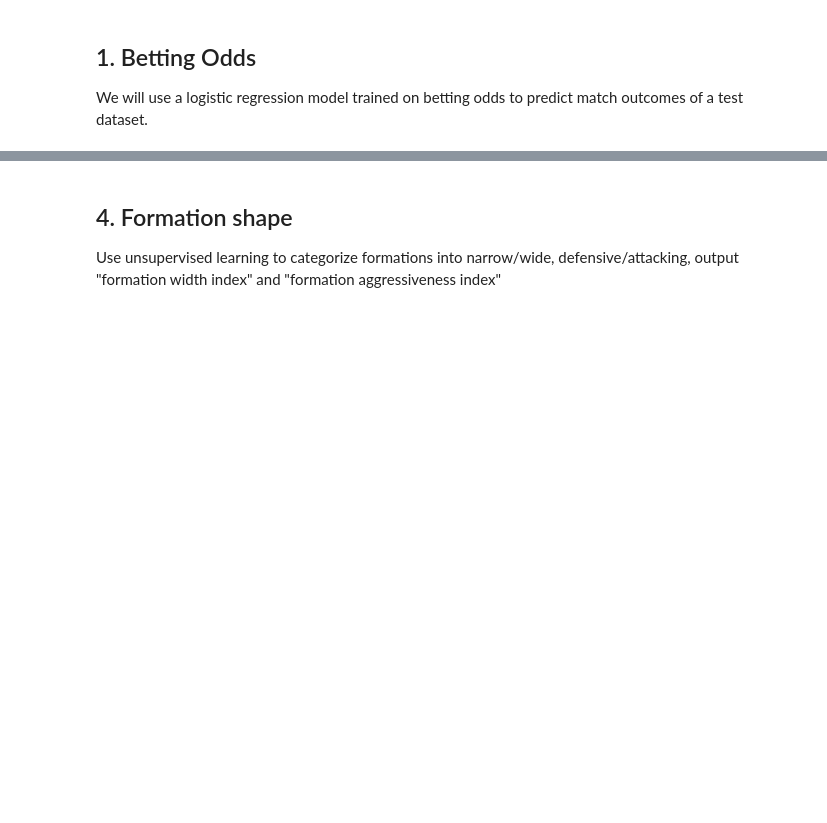
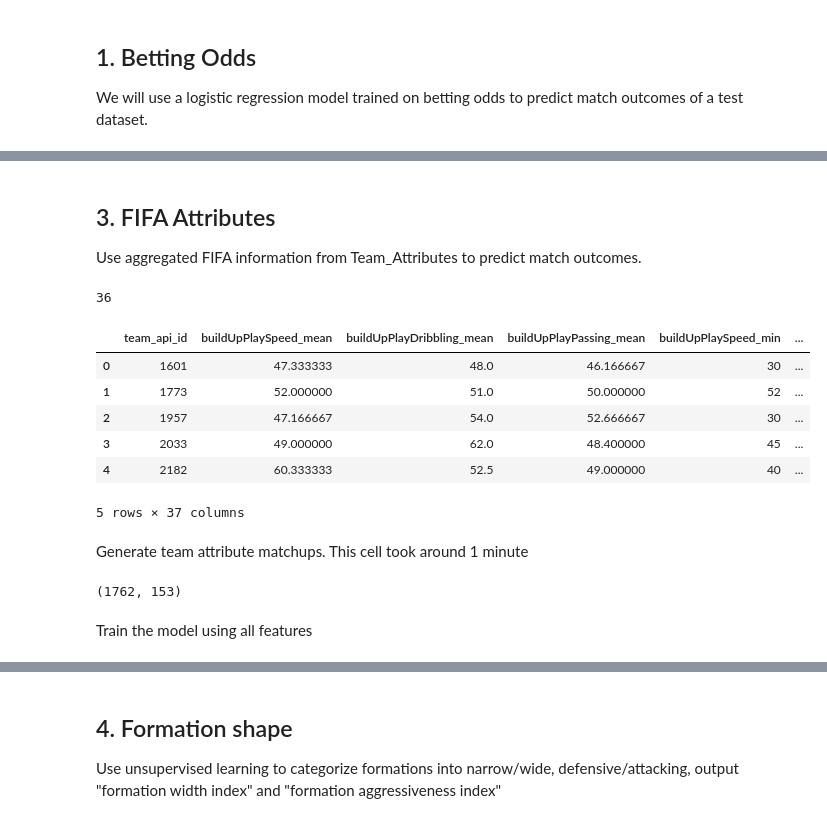
Before and after one commit to XanderYoon/ML_Soccer_Predictions, a Jupyter notebook: logistic_regression.ipynb, the cells around one changed output, grey strips where cells are left out. Cells and saved outputs as stored; diff of their text form; code cells hidden in the pictures; blank space fills up the shorter version.

```diff
--- a/logistic_regression.ipynb
+++ b/logistic_regression.ipynb
@@ -166,0 +175,49 @@ TEST SIZE = 49% : RMSE = 0.3548
+# %% [markdown]
+## 3. FIFA Attributes
+
+Use aggregated FIFA information from Team_Attributes to predict match outcomes.
+# %%
+team_attributes = pd.read_sql("SELECT * FROM Team_Attributes;", connection)
+# %%
+# Features to train the model on
+buildup_features = ["buildUpPlaySpeed", "buildUpPlayDribbling", "buildUpPlayPassing"]
+chance_creation_features = ["chanceCreationPassing", "chanceCreationCrossing", "chanceCreationShooting"]
+defence_features = ["defencePressure", "defenceAggression", "defenceTeamWidth"]
+categories = [buildup_features, chance_creation_features, defence_features]
+
+aggregations = ["mean", "min", "max", "median"]
+
+# Raw names
+all_attr_features = []
+for category in categories:
+    all_attr_features += category
+
+# Named aggregations
+all_attr_features_agg = []
+categories_agg = []
+for category in categories:
+    category_agg = []
+    for agg in aggregations:
+        for feature in category:
+            formatted_feature_name = f"{feature}_{agg}"
+            category_agg.append(formatted_feature_name)
+            all_attr_features_agg.append(formatted_feature_name)
+    categories_agg.append(category_agg)
+
+len(all_attr_features_agg)
+# %% [output]
+36
+# %%
+aggregated_attributes = team_attributes.groupby("team_api_id").agg(
+    {feature : [(f"{feature}_{agg}", agg) for agg in aggregations]for feature in all_attr_features}
+).reset_index(col_level = 1).droplevel(level = 0, axis = 1)[["team_api_id"] + all_attr_features_agg]
+
+aggregated_attributes.head()
+# %% [output]
+|  | team_api_id | buildUpPlaySpeed_mean | buildUpPlayDribbling_mean | buildUpPlayPassing_mean | buildUpPlaySpeed_min | ... |
+| 0 | 1601 | 47.333333 | 48.0 | 46.166667 | 30 | ... |
+| 1 | 1773 | 52.000000 | 51.0 | 50.000000 | 52 | ... |
+| 2 | 1957 | 47.166667 | 54.0 | 52.666667 | 30 | ... |
+| 3 | 2033 | 49.000000 | 62.0 | 48.400000 | 45 | ... |
+| 4 | 2182 | 60.333333 | 52.5 | 49.000000 | 40 | ... |
+5 rows × 37 columns
@@ -166,0 +236,2 @@ TEST SIZE = 49% : RMSE = 0.3548
+# %% [markdown]
+Generate team attribute matchups. This cell took around 1 minute
@@ -166,0 +241,7 @@ TEST SIZE = 49% : RMSE = 0.3548
+# %%
+attr_data = attr_data.dropna()
+attr_data.shape
+# %% [output]
+(1762, 153)
+# %% [markdown]
+Train the model using all features
```
Also changed, not shown: parts of 26 cells of this notebook.
